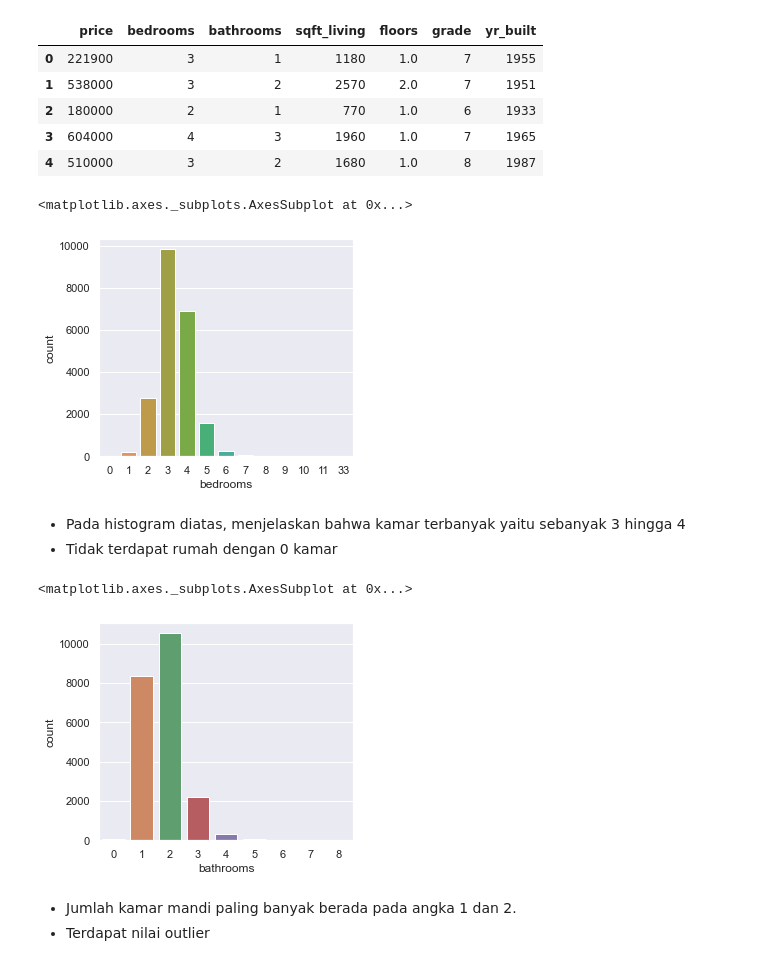
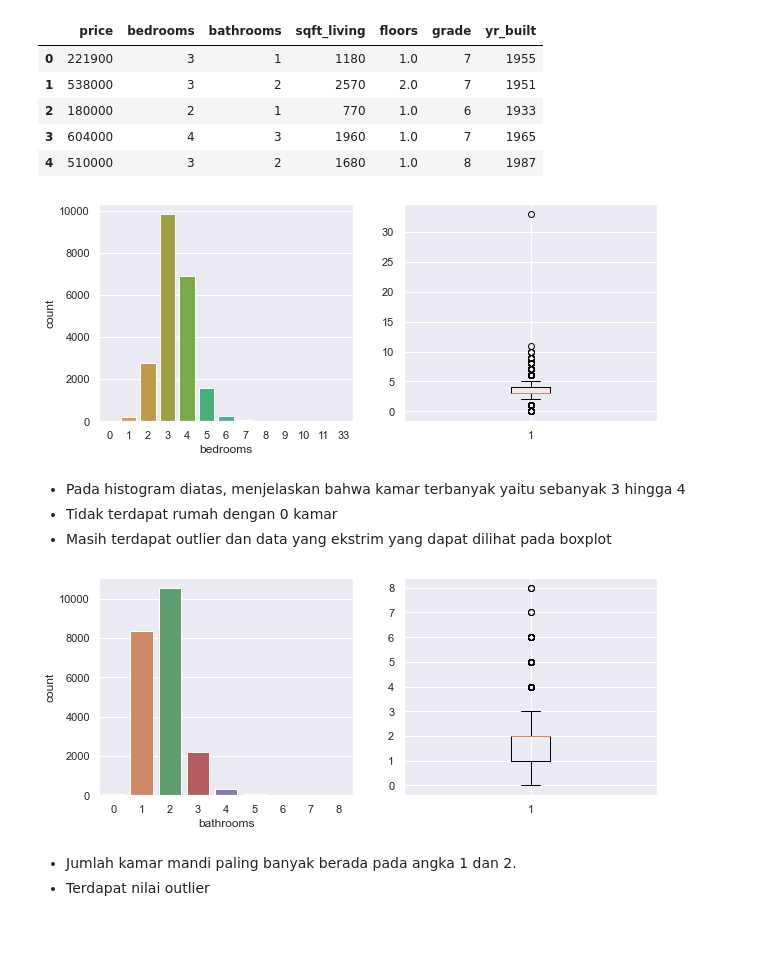
Before and after one commit to yapsuprapto/Real-Estate-Price-Prediction, a Jupyter notebook: Prediksi Harga Rumah.ipynb, the cells around one changed output. Drawn from its saved outputs; the diff is of its cells as text; code cells hidden in the pictures; blank space fills up the shorter version.

Commit message:
boxplot additional

```diff
--- a/Prediksi Harga Rumah.ipynb
+++ b/Prediksi Harga Rumah.ipynb
@@ -145,24 +145,29 @@ data.head()
 # %%
 bdrms = data['bedrooms']
 bdrms = plt.figure(figsize= (10,4))
 
 bdrms.add_subplot(1,2,1)
 sns.countplot(data['bedrooms'])
+bdrms.add_subplot(1,2,2)
+plt.boxplot(data['bedrooms'])
+plt.show()
 # %% [output]
-<matplotlib.axes._subplots.AxesSubplot at 0x...>
-[figure, old version]
+[figure, new version]
 # %% [markdown]
 - Pada histogram diatas, menjelaskan bahwa kamar terbanyak yaitu sebanyak 3 hingga 4
 - Tidak terdapat rumah dengan 0 kamar
+- Masih terdapat outlier dan data yang ekstrim yang dapat dilihat pada boxplot
 # %%
 bthrs = data['bathrooms']
 bthrs = plt.figure(figsize= (10,4))
 
 bthrs.add_subplot(1,2,1)
 sns.countplot(data['bathrooms'])
+bthrs.add_subplot(1,2,2)
+plt.boxplot(data['bathrooms'])
+plt.show()
 # %% [output]
-<matplotlib.axes._subplots.AxesSubplot at 0x...>
-[figure, old version]
+[figure, new version]
 # %% [markdown]
 - Jumlah kamar mandi paling banyak berada pada angka 1 dan 2.
 - Terdapat nilai outlier
```
Also changed, not shown: parts of 6 cells of this notebook.
